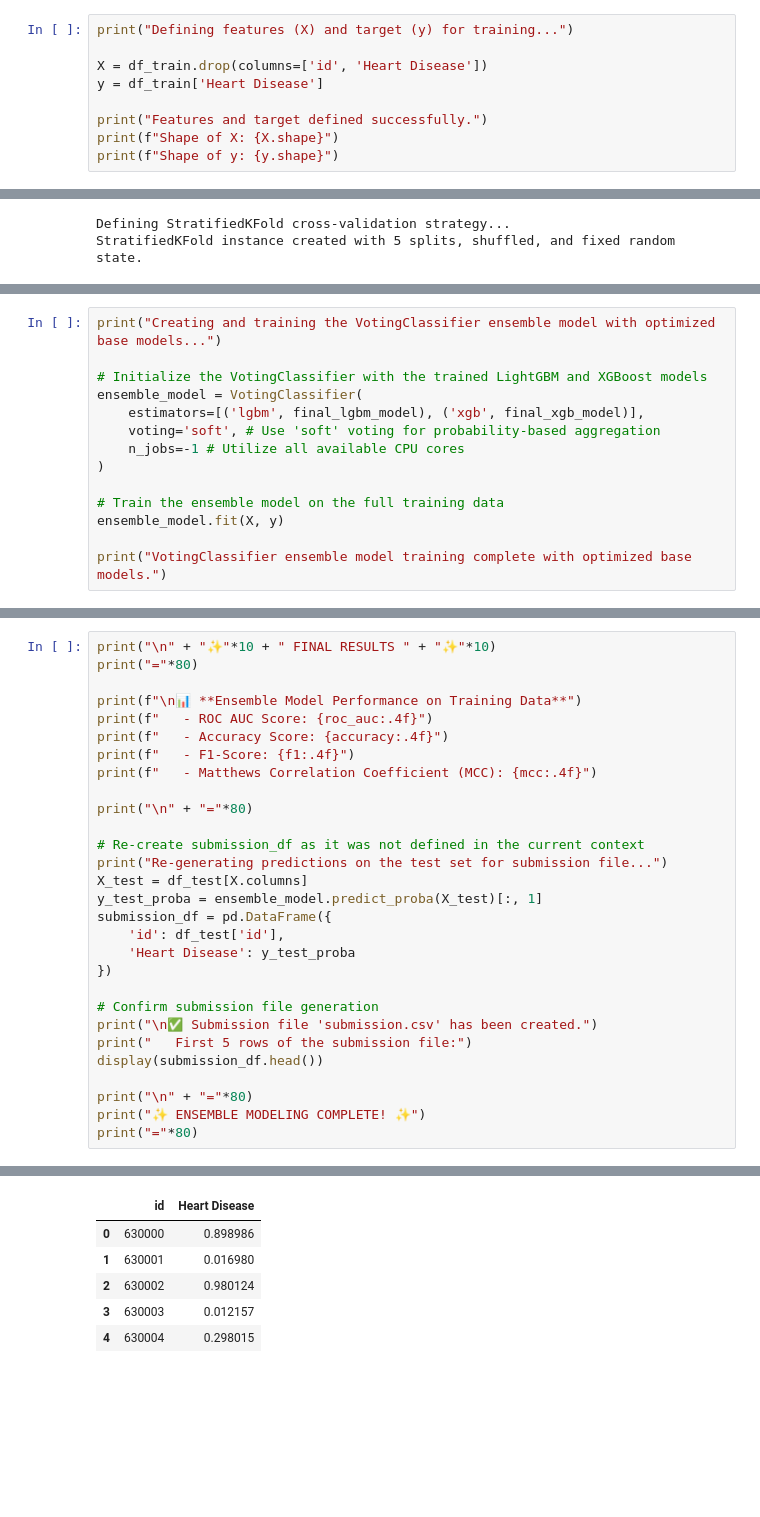
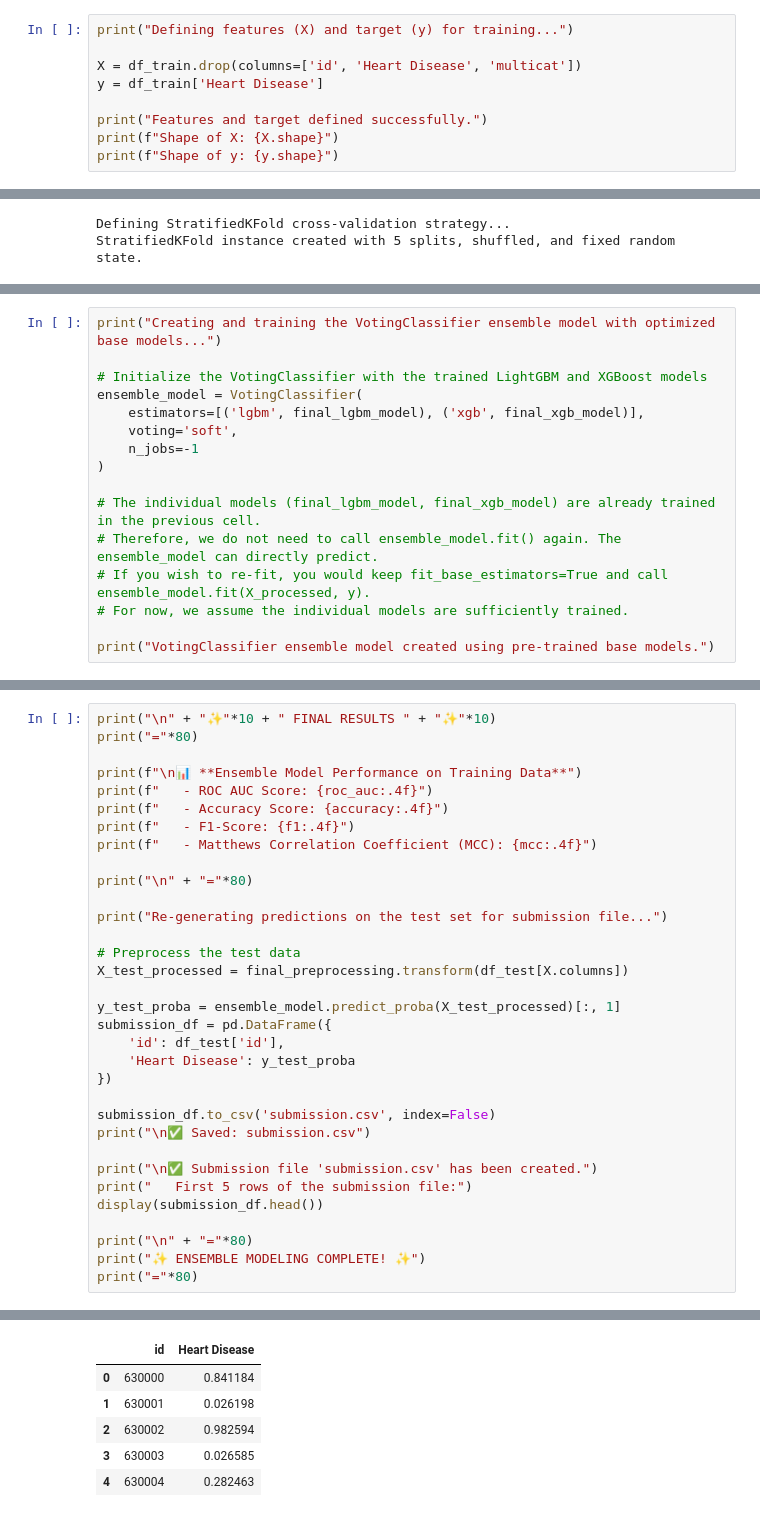
Before and after one commit to Rohanrathod7/Kaggle_Notebooks, a Jupyter notebook: Predicting_Heart_disease/Experiment_Notebook/Raw_1.ipynb, the cells around one changed output, grey strips where cells are left out. Saved outputs shown, nothing was run; the diff lists cells and outputs as text; blank space fills up the shorter version.

```diff
--- a/Predicting_Heart_disease/Experiment_Notebook/Raw_1.ipynb
+++ b/Predicting_Heart_disease/Experiment_Notebook/Raw_1.ipynb
@@ -386,7 +175,7 @@ Unique values in 'Heart Disease' in df_orig: [1 0]
 # %%
 print("Defining features (X) and target (y) for training...")
 
-X = df_train.drop(columns=['id', 'Heart Disease'])
+X = df_train.drop(columns=['id', 'Heart Disease', 'multicat'])
 y = df_train['Heart Disease']
 
 print("Features and target defined successfully.")
@@ -764,13 +802,15 @@ print("Creating and training the VotingClassifier ensemble model with optimized
 # Initialize the VotingClassifier with the trained LightGBM and XGBoost models
 ensemble_model = VotingClassifier(
     estimators=[('lgbm', final_lgbm_model), ('xgb', final_xgb_model)],
-    voting='soft', # Use 'soft' voting for probability-based aggregation
-    n_jobs=-1 # Utilize all available CPU cores
+    voting='soft',
+    n_jobs=-1
 )
 
-# Train the ensemble model on the full training data
-ensemble_model.fit(X, y)
+# The individual models (final_lgbm_model, final_xgb_model) are already trained in the previous cell.
+# Therefore, we do not need to call ensemble_model.fit() again. The ensemble_model can directly predict.
+# If you wish to re-fit, you would keep fit_base_estimators=True and call ensemble_model.fit(X_processed, y).
+# For now, we assume the individual models are sufficiently trained.
 
-print("VotingClassifier ensemble model training complete with optimized base models.")
+print("VotingClassifier ensemble model created using pre-trained base models.")
 # %% [output]
 Creating and training the VotingClassifier ensemble model with optimized base models...
@@ -962,16 +988,20 @@ print(f"   - Matthews Correlation Coefficient (MCC): {mcc:.4f}")
 
 print("\n" + "="*80)
 
-# Re-create submission_df as it was not defined in the current context
 print("Re-generating predictions on the test set for submission file...")
-X_test = df_test[X.columns]
-y_test_proba = ensemble_model.predict_proba(X_test)[:, 1]
+
+# Preprocess the test data
+X_test_processed = final_preprocessing.transform(df_test[X.columns])
+
+y_test_proba = ensemble_model.predict_proba(X_test_processed)[:, 1]
 submission_df = pd.DataFrame({
     'id': df_test['id'],
     'Heart Disease': y_test_proba
 })
 
-# Confirm submission file generation
+submission_df.to_csv('submission.csv', index=False)
+print("\n✅ Saved: submission.csv")
+
 print("\n✅ Submission file 'submission.csv' has been created.")
 print("   First 5 rows of the submission file:")
 display(submission_df.head())
@@ -995,11 +1027,11 @@ Re-generating predictions on the test set for submission file...
 ✅ Submission file 'submission.csv' has been created.
    First 5 rows of the submission file:
 |  | id | Heart Disease |
-| 0 | 630000 | 0.898986 |
-| 1 | 630001 | 0.016980 |
-| 2 | 630002 | 0.980124 |
-| 3 | 630003 | 0.012157 |
-| 4 | 630004 | 0.298015 |
+| 0 | 630000 | 0.841184 |
+| 1 | 630001 | 0.026198 |
+| 2 | 630002 | 0.982594 |
+| 3 | 630003 | 0.026585 |
+| 4 | 630004 | 0.282463 |
 ================================================================================
 ✨ ENSEMBLE MODELING COMPLETE! ✨
 ================================================================================
```
Also changed, not shown: parts of 46 cells of this notebook.
